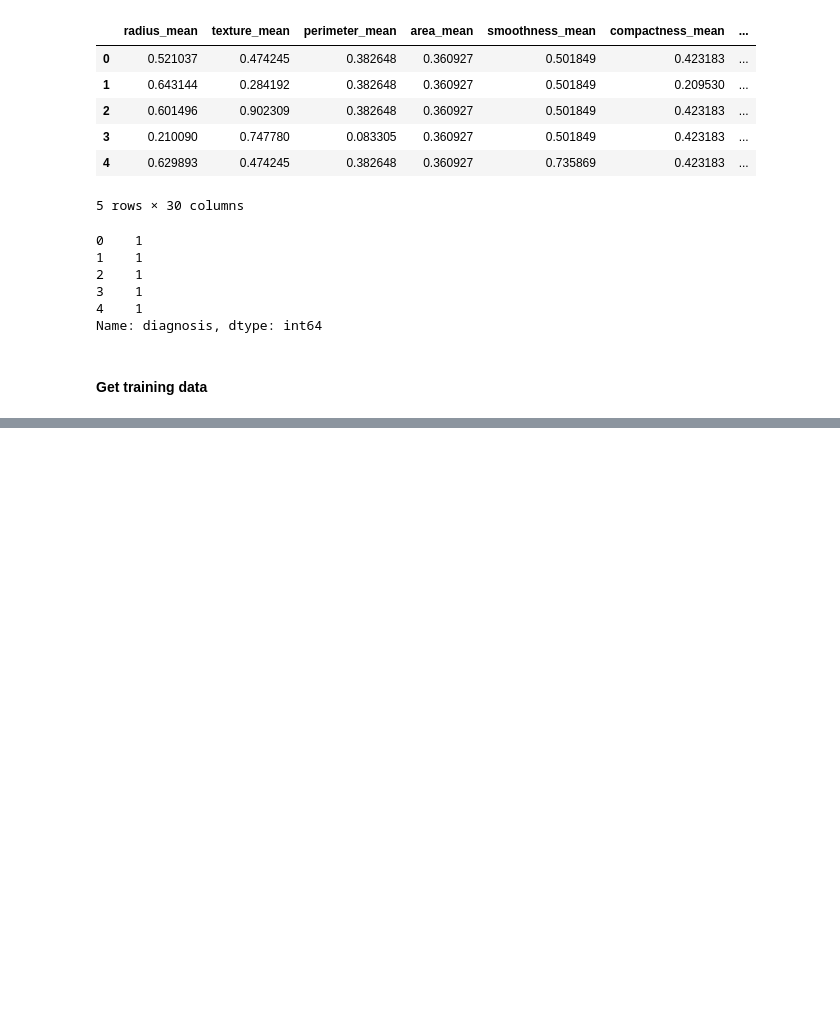
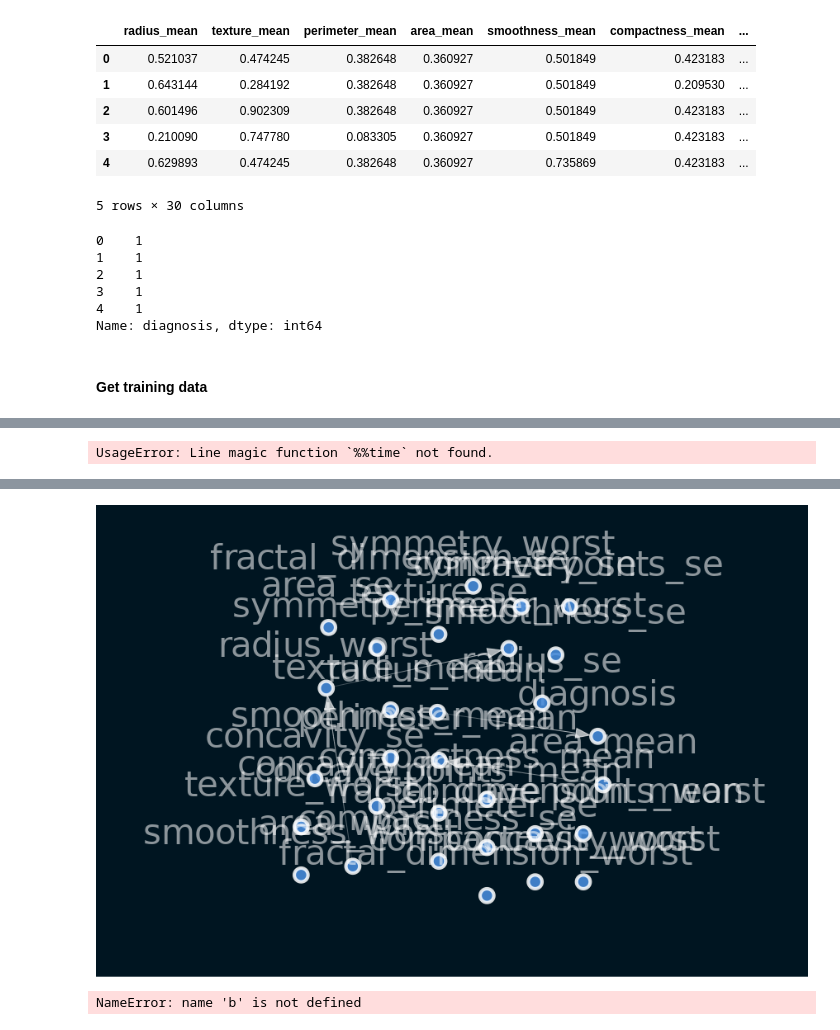
Before and after one commit to ProgrammingOperative/Causal-Inference, a Jupyter notebook: notebooks/causal_learning.ipynb, the cells around one changed output, grey strips where cells are left out. Drawn from its saved outputs; the diff is of its cells as text; code cells hidden in the pictures; blank space fills up the shorter version.

Commit message:
causal graphs

```diff
--- a/notebooks/causal_learning.ipynb
+++ b/notebooks/causal_learning.ipynb
@@ -57,4 +69,4 @@ x_train, x_test, y_train, y_test = train_test_split(X, Y, test_size=0.3, random_
 ### Concatenate the train_x and train_y
 
 total_train = pd.concat([x_train, y_train], axis=1)
-total_train[:5]
+new = total_train[10:-1]
@@ -68,0 +78,18 @@ total_train[:5]
+# %%
+%%time
+
+sm = from_pandas(new, tabu_parent_nodes=['diagnosis'],)
+# %% [output]
+UsageError: Line magic function `%%time` not found.
+# %%
+sm.remove_edges_below_threshold(0.8)
+
+viz = plot_structure(
+    sm,
+    graph_attributes={"scale": "0.5"},
+    all_node_attributes=NODE_STYLE.WEAK,
+    all_edge_attributes=EDGE_STYLE.WEAK,
+    prog='fdp',
+)
+Image(viz.draw(format='png'))
+# %% [output]
@@ -68,0 +113,5 @@ total_train[:5]
+[figure, added]
+# %%
+plot = Plot(b)
+# %% [output]
+NameError: name 'b' is not defined
```
Also changed, not shown: parts of 7 cells of this notebook.
